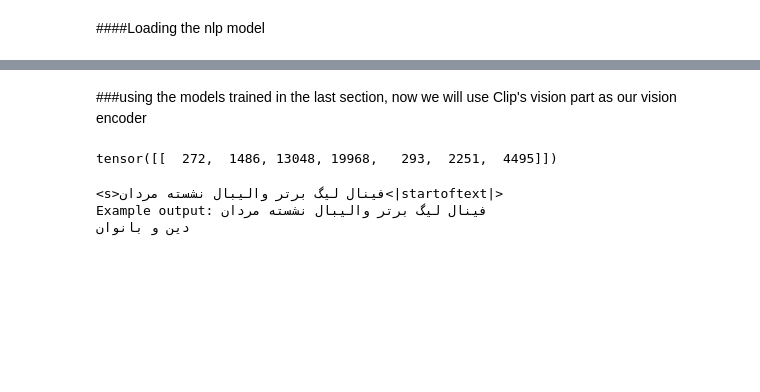
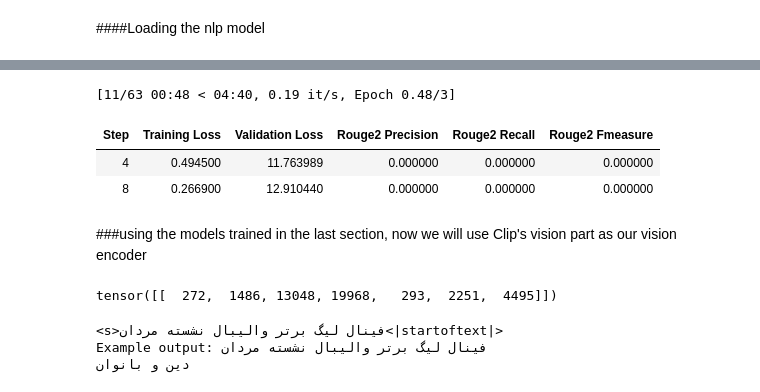
Before and after one commit to AAhmadS/Joint-latent-space-learning, a Jupyter notebook: NLP_HW3.ipynb, the cells around one changed output, grey strips where cells are left out. Cells and saved outputs as stored; diff of their text form; code cells hidden in the pictures; blank space fills up the shorter version.

```diff
--- a/NLP_HW3.ipynb
+++ b/NLP_HW3.ipynb
@@ -290,20 +294,20 @@ def process_data_to_model_inputs(batch):
 
   return batch
 # %%
-batch_size=4
+batch_size=64
 
 train_data = train_data.map(
     process_data_to_model_inputs,
     batched=True,
     batch_size=batch_size,
-    remove_columns=["input", "output"]
+    remove_columns=["input", "output","__index_level_0__"]
 )
 
 val_data = val_data.map(
     process_data_to_model_inputs,
     batched=True,
-    batch_size=batch_size,
-    remove_columns = ["input","output"]
+    batch_size=16,
+    remove_columns = ["input","output","__index_level_0__"]
 )
 # %%
 train_data
@@ -320,7 +324,7 @@ val_data.set_format(
 # %% [markdown]
 ####Loading the nlp model
 # %%
-bert2bert = EncoderDecoderModel.from_encoder_decoder_pretrained(bert_name_or_path,gpt_name_or_path)
+bert2bert = EncoderDecoderModel.from_encoder_decoder_pretrained(bert_name_or_path,gpt_name_or_path).float()
 # %% [output]
 Some weights of the model checkpoint at HooshvareLab/bert-fa-base-uncased-clf-persiannews were not used when initializing BertModel: ['classifier.weight', 'classifier.bias']
 - This IS expected if you are initializing BertModel from the checkpoint of a model trained on another task or with another architecture (e.g. initializing a BertForSequenceClassification model from a ...
@@ -329,7 +333,7 @@ Some weights of GPT2LMHeadModel were not initialized from the model checkpoint a
 You should probably TRAIN this model on a down-stream task to be able to use it for predictions and inference.
 # %%
-bert2bert.config.decoder_start_token_id = tokenizer.cls_token_id
-bert2bert.config.eos_token_id = tokenizer.sep_token_id
+bert2bert.config.decoder_start_token_id = tokenizer.bos_token_id
+bert2bert.config.eos_token_id = tokenizer.eos_token_id
 bert2bert.config.pad_token_id = tokenizer.pad_token_id
 bert2bert.config.vocab_size = bert2bert.config.encoder.vocab_size
 # %%
@@ -363,10 +385,10 @@ training_args = Seq2SeqTrainingArguments(
     predict_with_generate=True,
     evaluation_strategy="steps",
     per_device_train_batch_size=batch_size,
-    per_device_eval_batch_size=batch_size,
+    per_device_eval_batch_size=int(batch_size/4),
     fp16=True,
     output_dir="/content/TasnimDataset/models",
     logging_steps=2,
-    save_steps=10,
-    eval_steps=4,
+    save_steps=5,
+    eval_steps=4
 )
@@ -391,9 +417,15 @@ def compute_metrics(pred):
 # %%
+bert2bert.to(device)
 trainer = Seq2SeqTrainer(
     model=bert2bert,
     args=training_args,
     compute_metrics=compute_metrics,
-    train_dataset=training_data,
+    train_dataset=train_data,
     eval_dataset=val_data,
 )
 trainer.train()
+# %% [output]
+[11/63 00:48 < 04:40, 0.19 it/s, Epoch 0.48/3]
+| Step | Training Loss | Validation Loss | Rouge2 Precision | Rouge2 Recall | Rouge2 Fmeasure |
+| 4 | 0.494500 | 11.763989 | 0.000000 | 0.000000 | 0.000000 |
+| 8 | 0.266900 | 12.910440 | 0.000000 | 0.000000 | 0.000000 |
```
Also changed, not shown: parts of 10 cells of this notebook.
